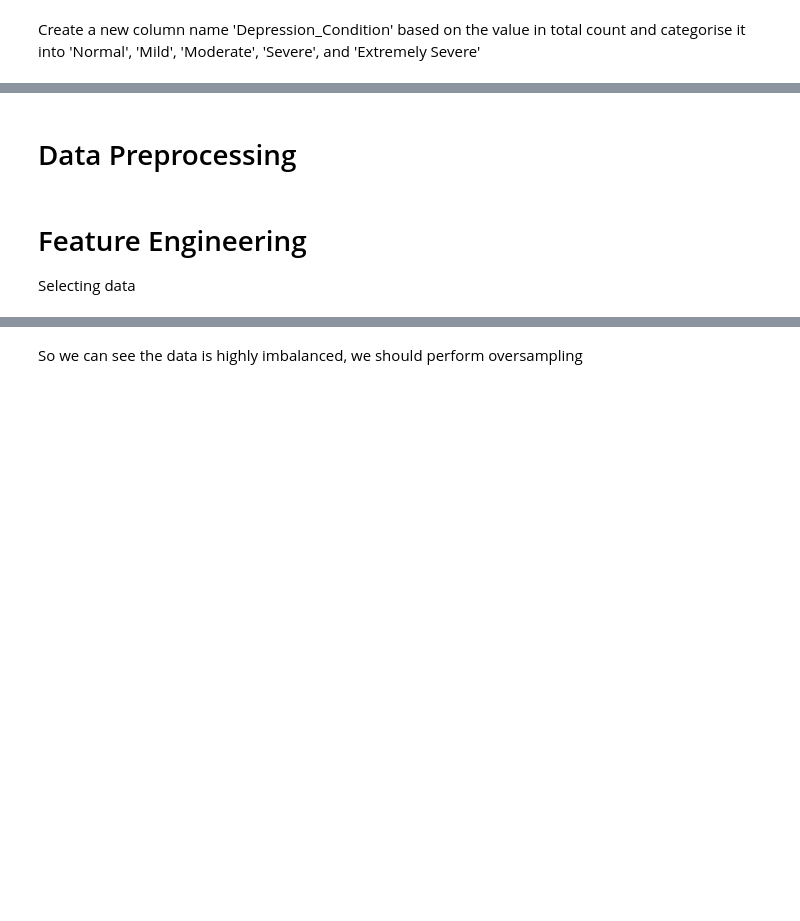
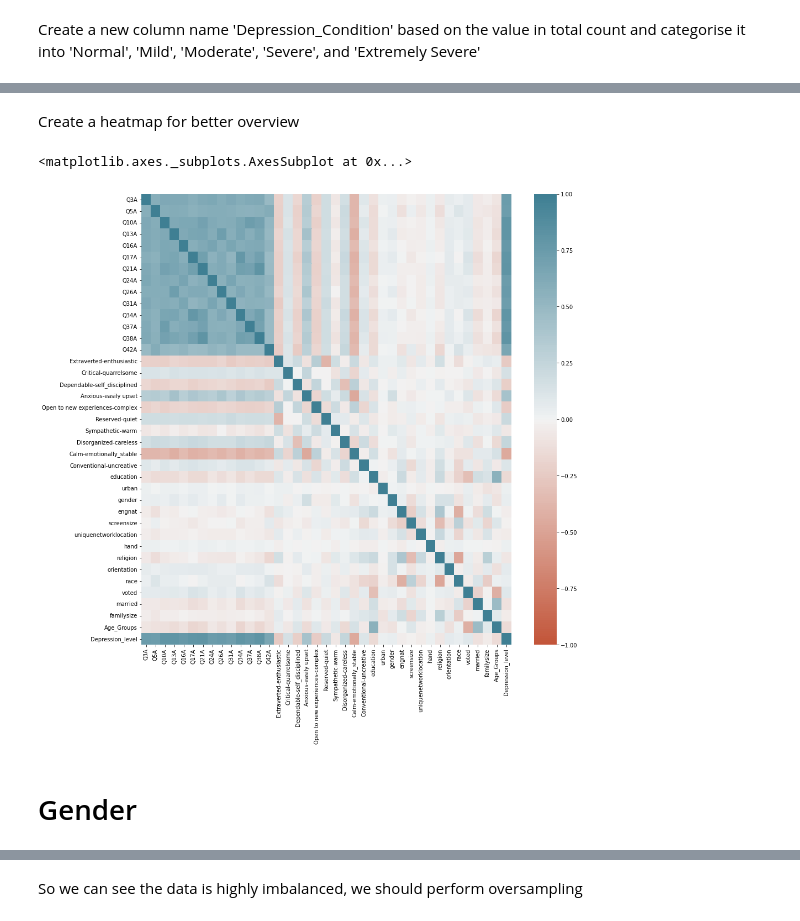
Before and after one commit to weihan444/ML-Hackathon, a Jupyter notebook: ML_Hackathon.ipynb, the cells around one changed output, grey strips where cells are left out. Cells and saved outputs as stored; diff of their text form; code cells hidden in the pictures; blank space fills up the shorter version.

```diff
--- a/ML_Hackathon.ipynb
+++ b/ML_Hackathon.ipynb
@@ -517,5 +521,5 @@ Text(0.5, 1.0, 'People Condition of Depression Level')
 # %%
-Depr=Depression.copy()
+Depression_setCopy=Depression_set.copy()
 def condition(x):
     if x<=9:
         return 0
@@ -541,7 +545,7 @@ def cond(x):
         return 4
     if x>=49:
         return 5
-Depr['Condition']=Depr['Total_Count'].apply(condition)
-Depr['Age_Groups']=Depr['age'].apply(cond)
-Depr=Depr.drop(columns=['age','Total_Count'])
-Depr.head()
+Depression_setCopy['Depression_level']=Depression_setCopy['Total_Count'].apply(condition)
+Depression_setCopy['Age_Groups']=Depression_setCopy['age'].apply(cond)
+Depression_setCopy=Depression_setCopy.drop(columns=['age','Total_Count'])
+Depression_setCopy.head()
@@ -548,8 +560,10 @@ Depr.head()
+# %% [markdown]
+Create a heatmap for better overview
 # %%
-plt.figure(figsize=(20,20))
-sns.heatmap(Depr.corr(),vmin=-1,vmax=1,cmap=sns.diverging_palette(20,220,n=200))
+plt.figure(figsize=(15,15))
+sns.heatmap(Depression_setCopy.corr(),vmin=-1,vmax=1,cmap=sns.diverging_palette(20,220,n=200),)
+# %% [output]
+<matplotlib.axes._subplots.AxesSubplot at 0x...>
+[figure, added]
-# %% [markdown]
-# Data Preprocessing
-# %% [markdown]
-# Feature Engineering
-Selecting data
+# %% [markdown]
+# Gender
```
Also changed, not shown: parts of 17 cells of this notebook.
